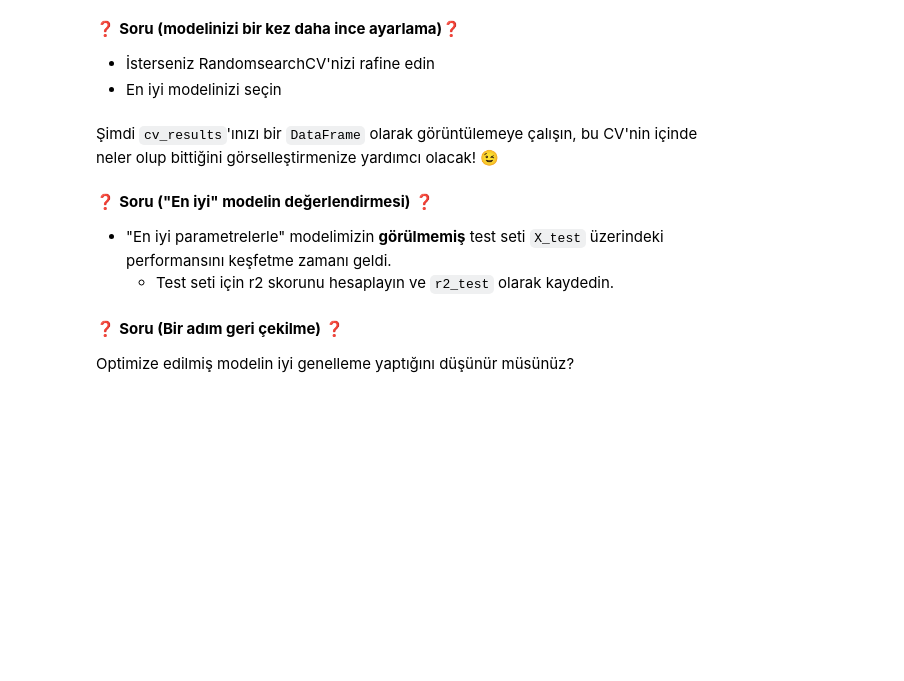
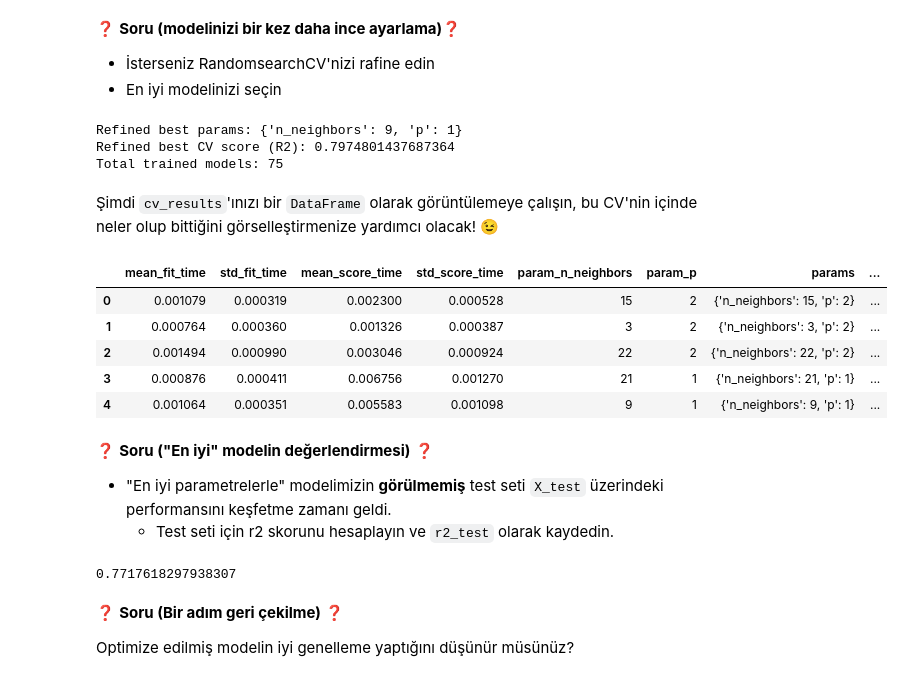
Before and after one commit to buseozgur/D16D5-S-data-workflow, a Jupyter notebook: Workflow.ipynb, the cells around one changed output. Drawn from its saved outputs; the diff is of its cells as text; code cells hidden in the pictures; blank space fills up the shorter version.

```diff
--- a/Workflow.ipynb
+++ b/Workflow.ipynb
@@ -297,2 +373,34 @@ CV=5 nedeniyle 75 model
+# %%
+# Refined Random Search
+
+low = max(1, best_k - 10)
+high = min(50, best_k + 10)
+
+knn = KNeighborsRegressor()
+
+param_distributions_refined = {
+    "n_neighbors": randint(low, high + 1),
+    "p": [1, 2, 3]  # istersen sadece [best_p] de yapabilirsin ama arama alanı küçülür
+}
+
+random_search_refined = RandomizedSearchCV(
+    estimator=knn,
+    param_distributions=param_distributions_refined,
+    n_iter=15,
+    cv=5,
+    scoring="r2",
+    n_jobs=-1,
+    random_state=0
+)
+
+random_search_refined.fit(X_train_scaled, y_train)
+
+print("Refined best params:", random_search_refined.best_params_)
+print("Refined best CV score (R2):", random_search_refined.best_score_)
+print("Total trained models:", random_search_refined.n_iter * random_search_refined.cv)
+# %% [output]
+Refined best params: {'n_neighbors': 9, 'p': 1}
+Refined best CV score (R2): 0.7974801437687364
+Total trained models: 75
 # %% [markdown]
 Şimdi `cv_results`'ınızı bir `DataFrame` olarak görüntülemeye çalışın, bu CV'nin içinde neler olup bittiğini görselleştirmenize yardımcı olacak! 😉
@@ -301,3 +407,15 @@ CV=5 nedeniyle 75 model
+# %%
+# cv results to DataFrame
+results_df = pd.DataFrame(random_search_refined.cv_results_)
+
+results_df.head()
+# %% [output]
+|  | mean_fit_time | std_fit_time | mean_score_time | std_score_time | param_n_neighbors | param_p | params | ... |
+| 0 | 0.001079 | 0.000319 | 0.002300 | 0.000528 | 15 | 2 | {'n_neighbors': 15, 'p': 2} | ... |
+| 1 | 0.000764 | 0.000360 | 0.001326 | 0.000387 | 3 | 2 | {'n_neighbors': 3, 'p': 2} | ... |
+| 2 | 0.001494 | 0.000990 | 0.003046 | 0.000924 | 22 | 2 | {'n_neighbors': 22, 'p': 2} | ... |
+| 3 | 0.000876 | 0.000411 | 0.006756 | 0.001270 | 21 | 1 | {'n_neighbors': 21, 'p': 1} | ... |
+| 4 | 0.001064 | 0.000351 | 0.005583 | 0.001098 | 9 | 1 | {'n_neighbors': 9, 'p': 1} | ... |
 # %% [markdown]
 ❓ **Soru ("En iyi" modelin değerlendirmesi)** ❓
 
@@ -308,3 +424,12 @@ CV=5 nedeniyle 75 model
+# %%
+# r2 score at test set
+best_model = random_search_refined.best_estimator_
+
+r2_test = best_model.score(X_test_scaled, y_test)
+
+r2_test
+# %% [output]
+0.7717618297938307
 # %% [markdown]
 ❓ **Soru (Bir adım geri çekilme)** ❓
 
```
Also changed, not shown: parts of 17 cells of this notebook.
